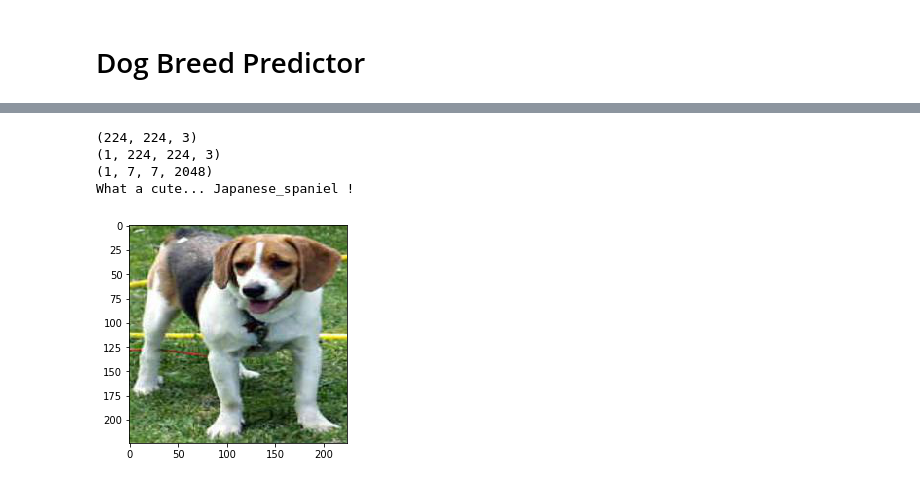
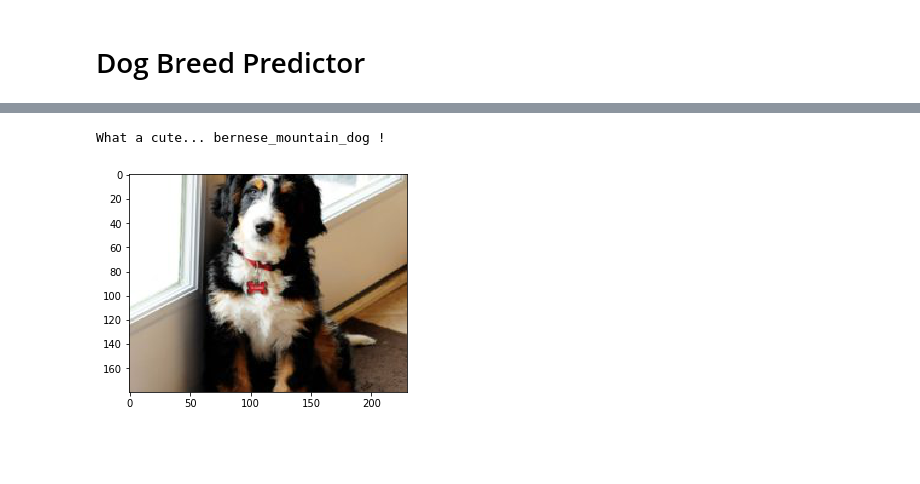
Before and after one commit to minceje/Who-Let-The-Dogs-Out, a Jupyter notebook: Transfer_Xception.ipynb, the cells around one changed output, grey strips where cells are left out. Saved outputs shown, nothing was run; the diff lists cells and outputs as text; code cells hidden in the pictures; blank space fills up the shorter version.

```diff
--- a/Transfer_Xception.ipynb
+++ b/Transfer_Xception.ipynb
@@ -52,7 +56,6 @@ print(y_train[2000:4000])
 # %%
-# def extract_Xception(tensor):
-#     from keras.applications.xception import Xception, preprocess_input
-#     return Xception(weights='imagenet', include_top=False).predict(preprocess_input(tensor))
+def extract_Xception(tensor):
+    return Xception(weights='imagenet', include_top=False).predict(preprocess_input(tensor))
 # %% [markdown]
 On top of the pretrained model a fully connected layer with 1024 neurons and some Dropout is added.
 # %%
@@ -233,3 +210,13 @@ for fname in configfiles:
+# %%
+#create a list of all 120 dog breeds
+
+#read labels.csv
+data = pd.read_csv("labels.csv")
+
+pic_breed = data["breed"]
+
+#get dog names
+unique_Breed = pic_breed.unique()
 # %%
 def path_to_tensor(img_path):
     # loads RGB image as PIL.Image.Image type
@@ -246,10 +232,8 @@ def display_image(img_path):
 # %%
 def detect_dog(model, image_path):
     tensor = path_to_tensor(image_path)
-    print(tensor.shape)
     bottleneck_features = extract_Xception(tensor)
-    print(bottleneck_features.shape)
     predicted_vector = model.predict(tensor)
-    return dog_names[np.argmax(predicted_vector)]
+    return unique_Breed[np.argmax(predicted_vector)]
 # %%
 def dog_prediction(img_path):
@@ -278,8 +243,5 @@ What a cute... standard_poodle !
-# %%
-dog_prediction("/Users/juliagoyco/Desktop/Final_Deep_Learning/Images/n02088364-beagle/n02088364_129.jpg")
-# %% [output]
-(224, 224, 3)
-(1, 224, 224, 3)
-(1, 7, 7, 2048)
-What a cute... Japanese_spaniel !
-[figure, removed]
+# %%
+dog_prediction("test/n02940000_3.jpg")
+# %% [output]
+What a cute... bernese_mountain_dog !
+[figure, added]
```
Also changed, not shown: parts of 17 cells of this notebook, 1 other file.
